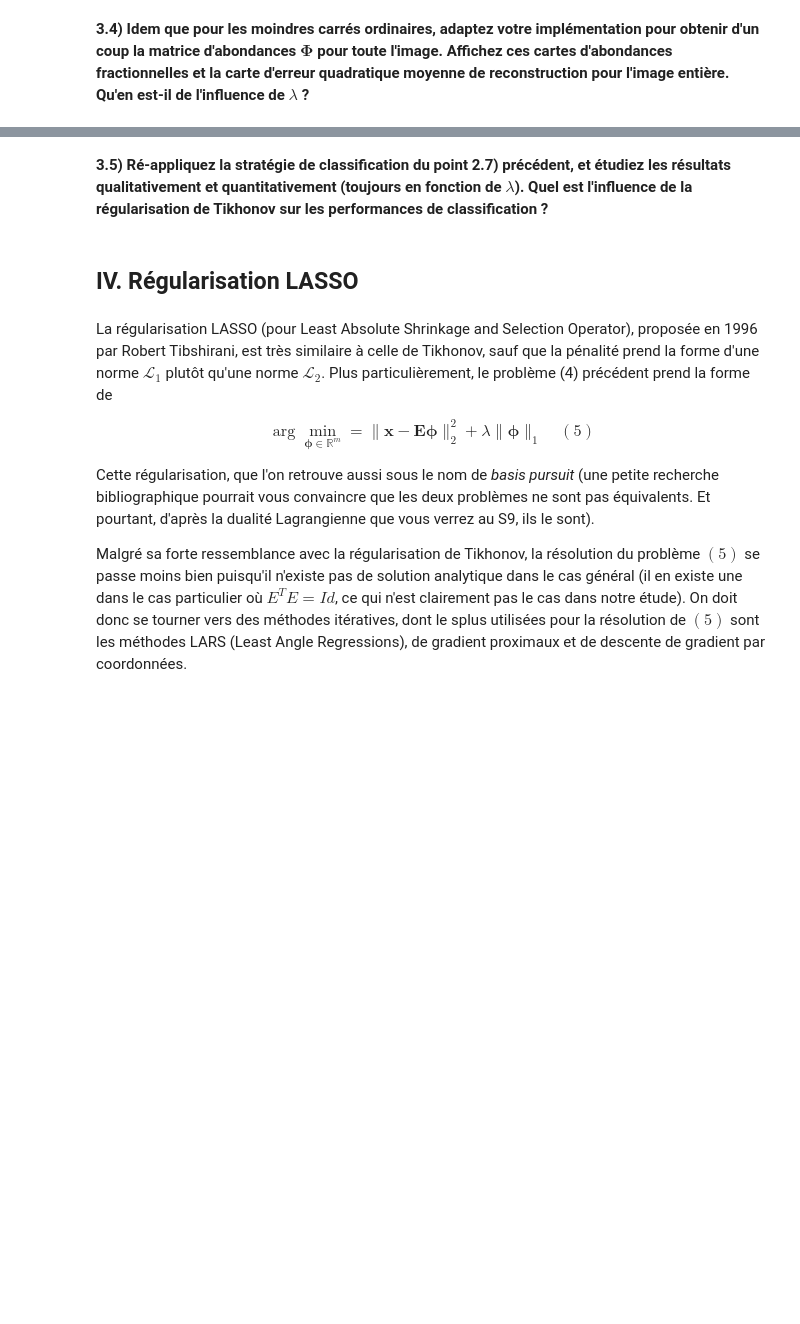
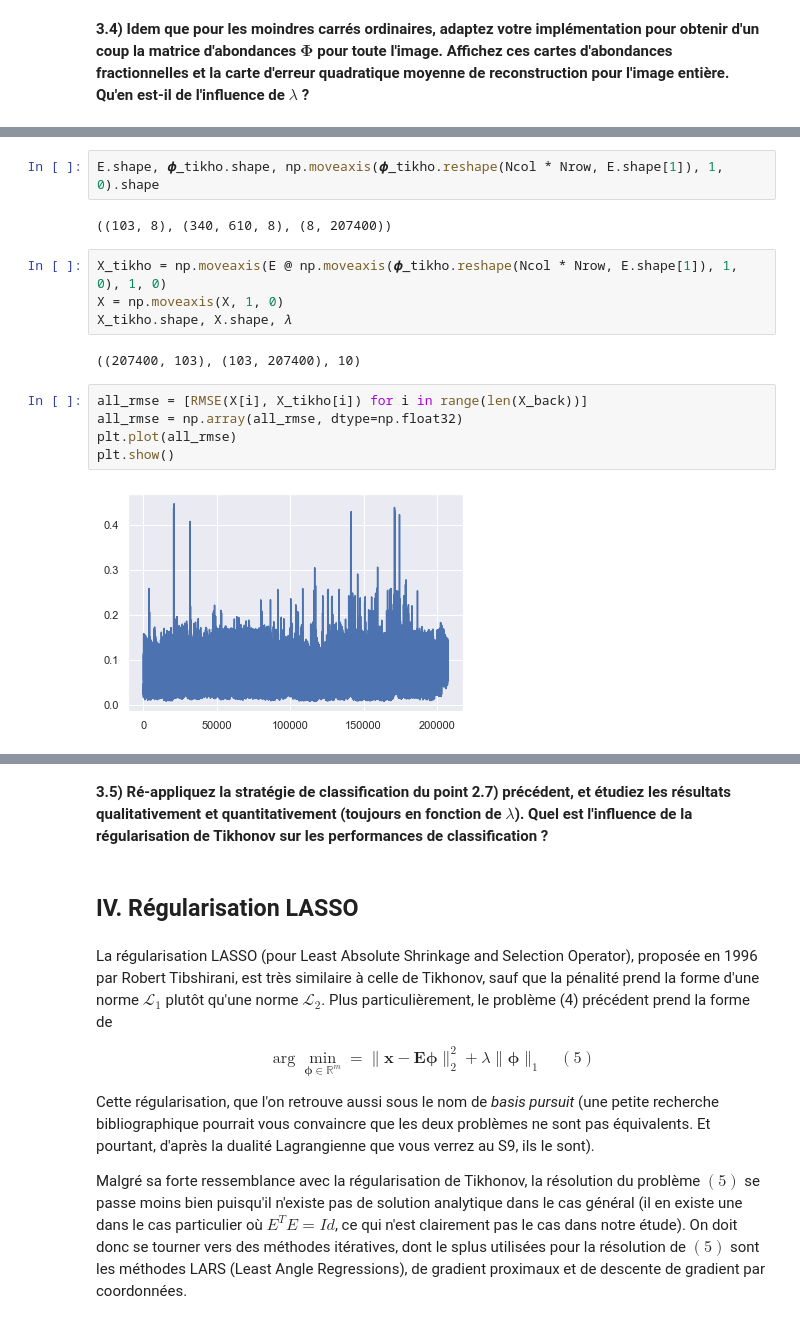
Before and after one commit to Li0nMo0se/spectral_unmixing, a Jupyter notebook: Main.ipynb, the cells around one changed output, grey strips where cells are left out. Drawn from its saved outputs; the diff is of its cells as text; blank space fills up the shorter version.

```diff
--- a/Main.ipynb
+++ b/Main.ipynb
@@ -636,0 +668,17 @@ plt.show()
+# %%
+E.shape, 𝝓_tikho.shape, np.moveaxis(𝝓_tikho.reshape(Ncol * Nrow, E.shape[1]), 1, 0).shape
+# %% [output]
+((103, 8), (340, 610, 8), (8, 207400))
+# %%
+X_tikho = np.moveaxis(E @ np.moveaxis(𝝓_tikho.reshape(Ncol * Nrow, E.shape[1]), 1, 0), 1, 0)
+X = np.moveaxis(X, 1, 0)
+X_tikho.shape, X.shape, 𝜆
+# %% [output]
+((207400, 103), (103, 207400), 10)
+# %%
+all_rmse = [RMSE(X[i], X_tikho[i]) for i in range(len(X_back))]
+all_rmse = np.array(all_rmse, dtype=np.float32)
+plt.plot(all_rmse)
+plt.show()
+# %% [output]
+[figure, added]
```
Also changed, not shown: parts of 15 cells of this notebook.
